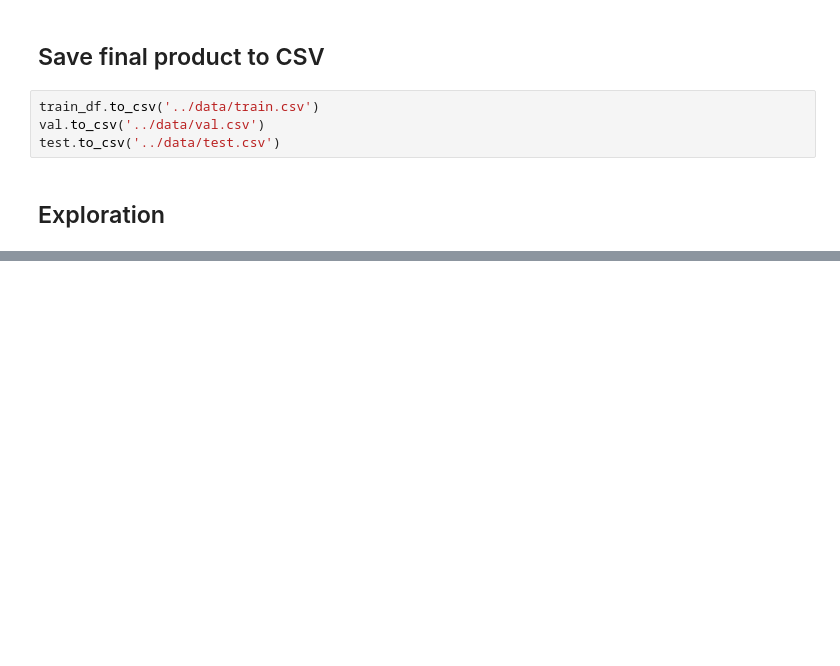
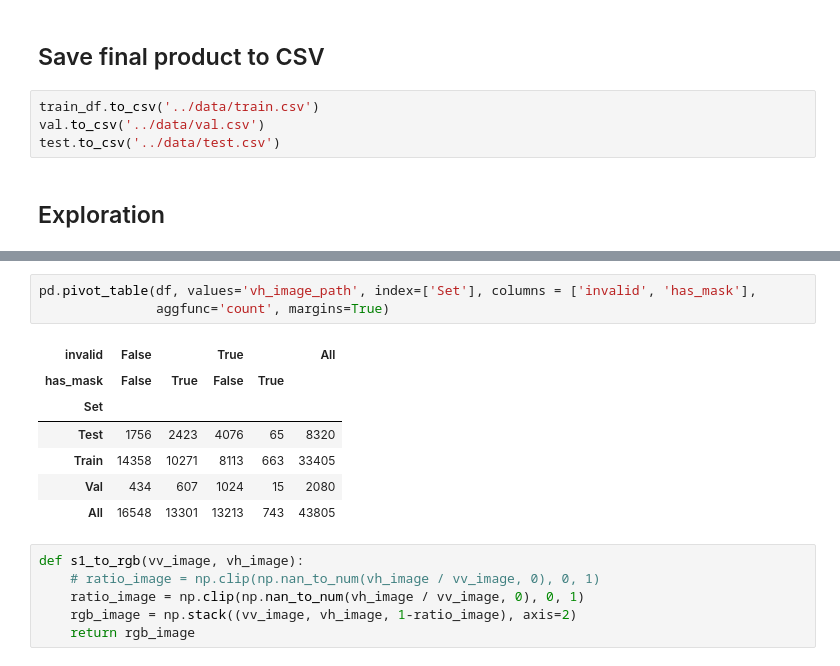
Before and after one commit to khizon/SAR_flood_segmentation, a Jupyter notebook: src/data_exploration.ipynb, the cells around one changed output, grey strips where cells are left out. Cells and saved outputs as stored; diff of their text form; blank space fills up the shorter version.

```diff
--- a/src/data_exploration.ipynb
+++ b/src/data_exploration.ipynb
@@ -138,0 +129,17 @@ pd.pivot_table(df, values='vh_image_path', index=['invalid', 'Set'], columns='ha
+# %%
+pd.pivot_table(df, values='vh_image_path', index=['Set'], columns = ['invalid', 'has_mask'],
+               aggfunc='count', margins=True)
+# %% [output]
+| invalid | False |  | True |  | All |
+| has_mask | False | True | False | True |  |
+| Set |  |  |  |  |  |
+| Test | 1756 | 2423 | 4076 | 65 | 8320 |
+| Train | 14358 | 10271 | 8113 | 663 | 33405 |
+| Val | 434 | 607 | 1024 | 15 | 2080 |
+| All | 16548 | 13301 | 13213 | 743 | 43805 |
+# %%
+def s1_to_rgb(vv_image, vh_image):
+    # ratio_image = np.clip(np.nan_to_num(vh_image / vv_image, 0), 0, 1)
+    ratio_image = np.clip(np.nan_to_num(vh_image / vv_image, 0), 0, 1)
+    rgb_image = np.stack((vv_image, vh_image, 1-ratio_image), axis=2)
+    return rgb_image
```
Also changed, not shown: parts of 22 cells of this notebook, 5 other files.
